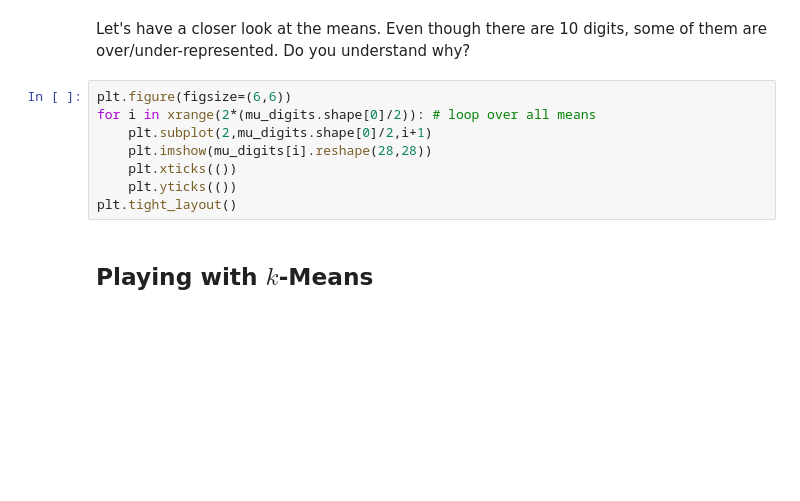
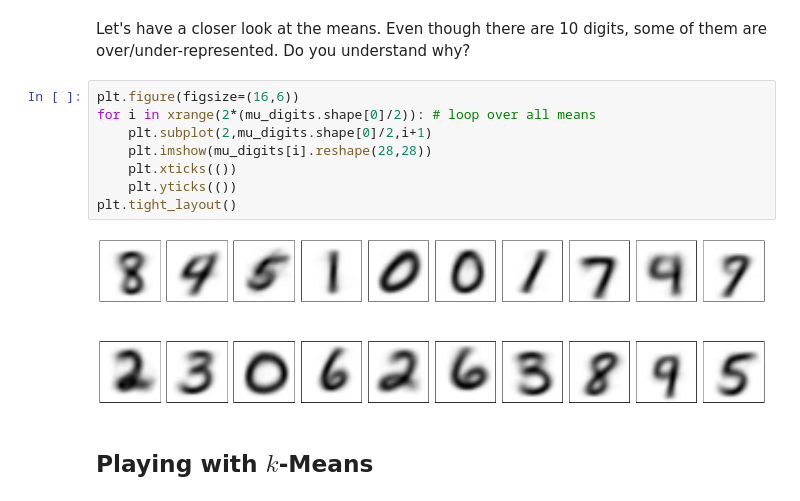
Before and after one commit to temporaer/tutorial_ml_gkbionics, a Jupyter notebook: 2 - KMeans.ipynb, the cells around one changed output. Cells and saved outputs as stored; diff of their text form; blank space fills up the shorter version.

```diff
--- a/2 - KMeans.ipynb
+++ b/2 - KMeans.ipynb
@@ -77,13 +90,15 @@ mu_digits = kmeans.fit(X_digits).cluster_centers_
 # %% [markdown]
 Let's have a closer look at the means. Even though there are 10 digits, some of them are over/under-represented. Do you understand why?
 # %%
-plt.figure(figsize=(6,6))
+plt.figure(figsize=(16,6))
 for i in xrange(2*(mu_digits.shape[0]/2)): # loop over all means
     plt.subplot(2,mu_digits.shape[0]/2,i+1)
     plt.imshow(mu_digits[i].reshape(28,28))
     plt.xticks(())
     plt.yticks(())
 plt.tight_layout()
+# %% [output]
+[figure, added]
 # %% [markdown]
 ## Playing with $k$-Means
 # %% [markdown]
```
Also changed, not shown: parts of 6 cells of this notebook, 2 other files.
